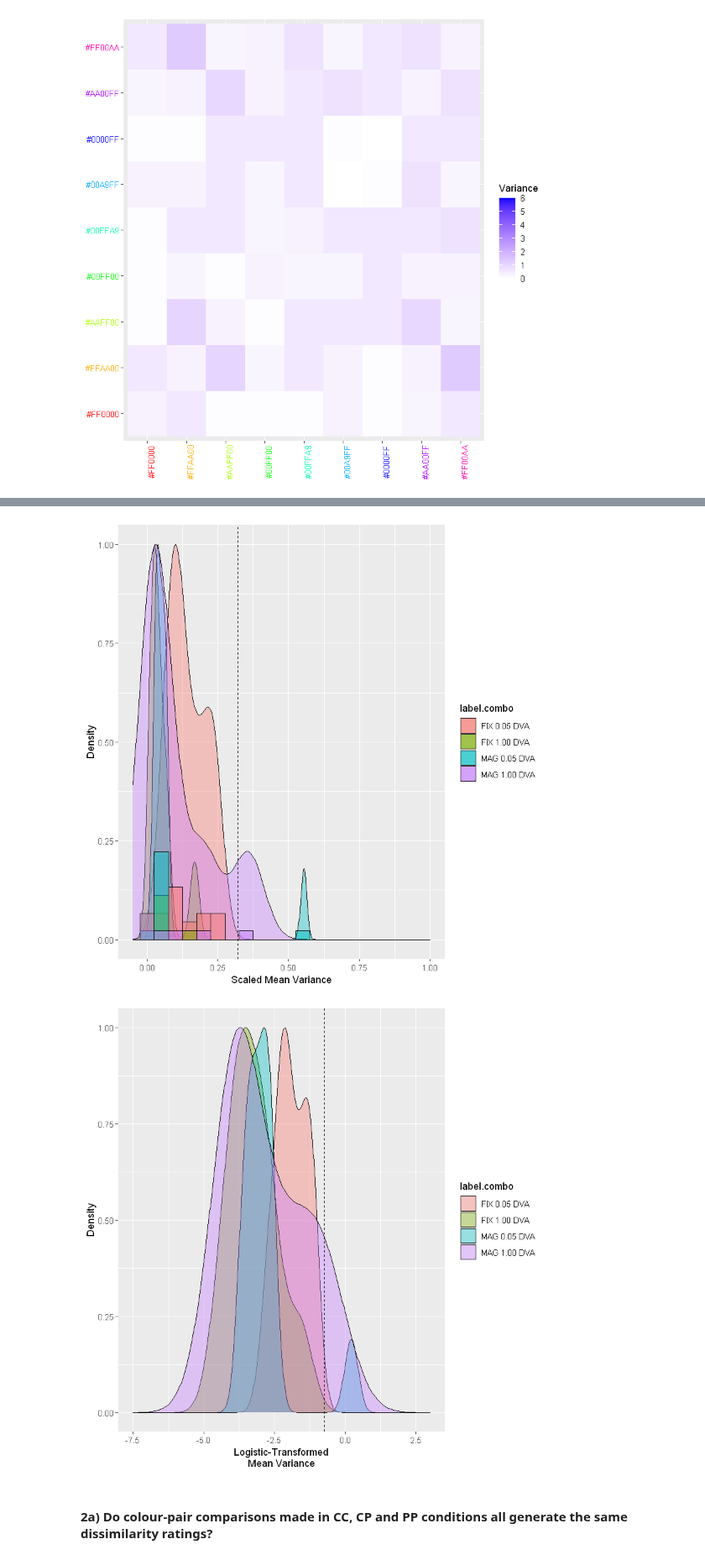
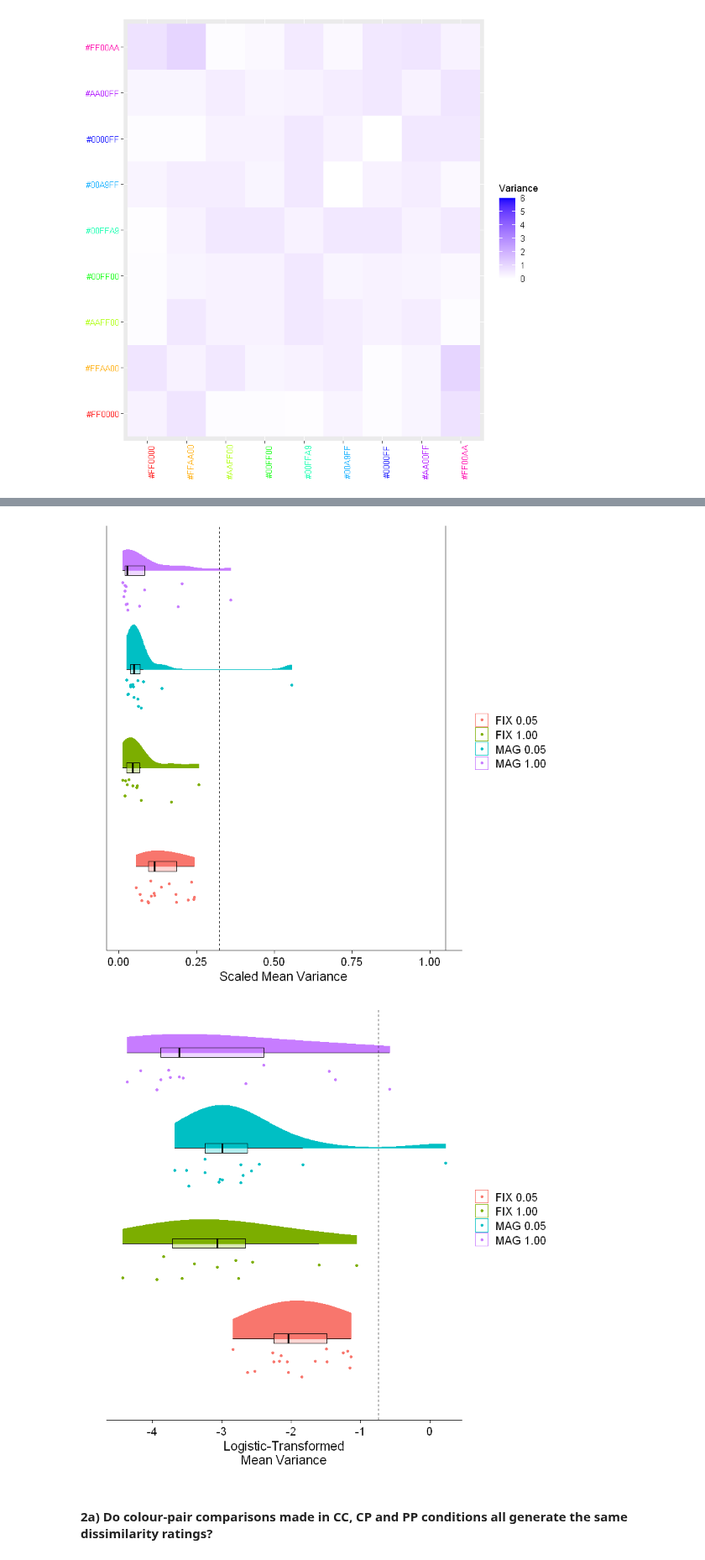
Before and after one commit to ArielZJ/Precision-Phenomenology-Data-Analysis, a Jupyter notebook: Fovea vs. Periphery Color Similarity Pilot Analysis - 2stim Analysis.ipynb, the cells around one changed output, grey strips where cells are left out. Shown at 84% size. Cells and saved outputs as stored; diff of their text form; code cells hidden in the pictures.

Commit message:
Updated visualisations

```diff
--- a/Fovea vs. Periphery Color Similarity Pilot Analysis - 2stim Analysis.ipynb
+++ b/Fovea vs. Periphery Color Similarity Pilot Analysis - 2stim Analysis.ipynb
@@ -1800,7 +1800,7 @@ fig6e.rainbow <- function(df,rand.var.mu,vals){
             geom_boxplot(aes(x=4.5 + 0.25, y = mean.var),alpha = 0.3, outlier.shape=NA, width = .1, colour = "BLACK") +
             ylab('Scaled Mean Variance') + xlab('')+coord_flip()+theme_cowplot()+guides(fill=FALSE,colour=FALSE) +
             theme(axis.text.y=element_blank(),axis.ticks.y=element_blank(),legend.title=element_blank()) +
-            geom_hline(yintercept=rand.var.mu/max(vals), linetype='dashed') + ylim(0,1)
+            geom_hline(yintercept=rand.var.mu/max(vals), linetype='dashed') +  geom_hline(yintercept=1.05)
 
     ggsave('fig6e_rainbow.png',plot,height=2.8,width=4)
     return(plot)
@@ -1833,7 +1833,7 @@ fig6f.rainbow <- function(df,rand.var.mu,vals){
             geom_point(position = position_jitter(width=.15,height=0),size=1) +
             geom_boxplot(aes(x=4.5 + 0.25, y = mean.var),alpha = 0.3, outlier.shape=NA, width = .1, colour = "BLACK") +
             ylab("Logistic-Transformed\nMean Variance") + xlab('')+coord_flip()+theme_cowplot()+guides(fill=FALSE,colour=FALSE) +
-            theme(axis.text.y=element_blank(),axis.ticks.y=element_blank(),legend.title=element_blank()) +
+            theme(axis.text.y=element_blank(),axis.ticks.y=element_blank(),axis.line.y=element_blank(),legend.title=element_blank()) +
             geom_hline(yintercept=logit(rand.var.mu/max(vals)), linetype='dashed')
 
     ggsave('fig6f_rainbow.png',plot,height=2.8,width=4)
@@ -1856,6 +1856,23 @@ fig6g <- function(df,rand.var.mu,vals){
     ggsave('fig6g.png',plot,height=2.8,width=4)
     return(plot)
 }
+# %%
+fig6g.rainbow <- function(df,rand.var.mu,vals){
+
+    # perform beta offset
+    df$mean.var <- offset.beta(df$mean.var,max(vals))
+
+    plot <- ggplot(df,aes(x=label.combo,y=mean.var,fill=label.combo,colour=label.combo)) +
+            geom_flat_violin(position = position_nudge(x = 0.25, y = 0),adjust=2,trime=FALSE) +
+            geom_point(position = position_jitter(width=.15,height=0),size=1) +
+            geom_boxplot(aes(x=as.numeric(as.factor(label.combo)) + 0.25, y = mean.var),alpha = 0.3, outlier.shape=NA, width = .1, colour = "BLACK") +
+            ylab('Scaled Mean Variance') + xlab('')+coord_flip()+theme_cowplot()+guides(fill=FALSE) +
+            theme(axis.text.y=element_blank(),axis.ticks.y=element_blank(),legend.title=element_blank()) +
+            geom_hline(yintercept=rand.var.mu/max(vals), linetype='dashed') +  geom_hline(yintercept=1.05)
+
+    ggsave('fig6g_rainbow.png',plot,height=2.8,width=4)
+    return(plot)
+}
 # %%
 fig6h <- function(df,rand.var.mu,vals){
     # perform beta offset
@@ -1872,6 +1889,23 @@ fig6h <- function(df,rand.var.mu,vals){
     ggsave('fig6h.png',plot,height=2.8,width=4)
     return(plot)
 }
+# %%
+fig6h.rainbow <- function(df,rand.var.mu,vals){
+
+    # perform beta offset
+    df$mean.var <- logit(offset.beta(df$mean.var,max(vals)))
+
+    plot <- ggplot(df,aes(x=label.combo,y=mean.var,fill=label.combo,colour=label.combo)) +
+            geom_flat_violin(position = position_nudge(x = 0.25, y = 0),adjust=2,trime=FALSE) +
+            geom_point(position = position_jitter(width=.15,height=0),size=1) +
+            geom_boxplot(aes(x=as.numeric(as.factor(label.combo)) + 0.25, y = mean.var),alpha = 0.3, outlier.shape=NA, width = .1, colour = "BLACK") +
+            ylab("Logistic-Transformed\nMean Variance") + xlab('')+coord_flip()+theme_cowplot()+guides(fill=FALSE) +
+            theme(axis.text.y=element_blank(),axis.ticks.y=element_blank(),axis.line.y=element_blank(),legend.title=element_blank()) +
+            geom_hline(yintercept=logit(rand.var.mu/max(vals)), linetype='dashed')
+
+    ggsave('fig6h_rainbow.png',plot,height=2.8,width=4)
+    return(plot)
+}
 # %% [markdown]
 #### Do the visualisations
 # %%
@@ -1914,11 +1948,13 @@ fig6f.rainbow(var.data.mag,rand.var.mu,vals)
 # %%
-fig6g(var.data,rand.var.mu,vals)
+#fig6g(var.data,rand.var.mu,vals)
+fig6g.rainbow(var.data,rand.var.mu,vals)
 # %% [output]
-[figure, old version]
+[figure, new version]
 # %%
-fig6h(var.data,rand.var.mu,vals)
+#fig6h(var.data,rand.var.mu,vals)
+fig6h.rainbow(var.data,rand.var.mu,vals)
 # %% [output]
-[figure, old version]
+[figure, new version]
 # %% [markdown]
 #### 2a) Do colour-pair comparisons made in CC, CP and PP conditions all generate the same dissimilarity ratings?
 # %% [markdown]
```
Also changed, not shown: parts of 4 cells of this notebook, 6 other files.
